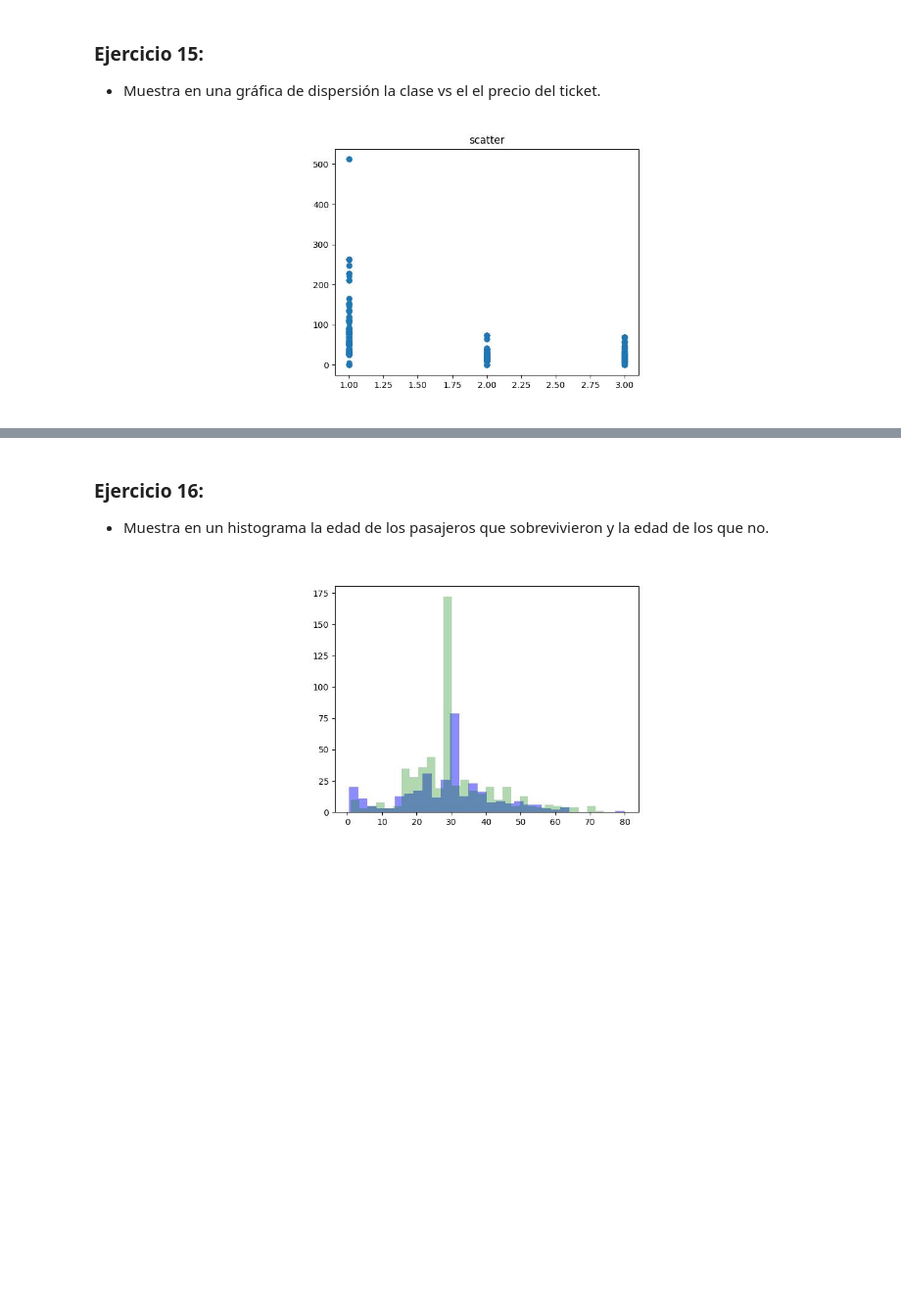
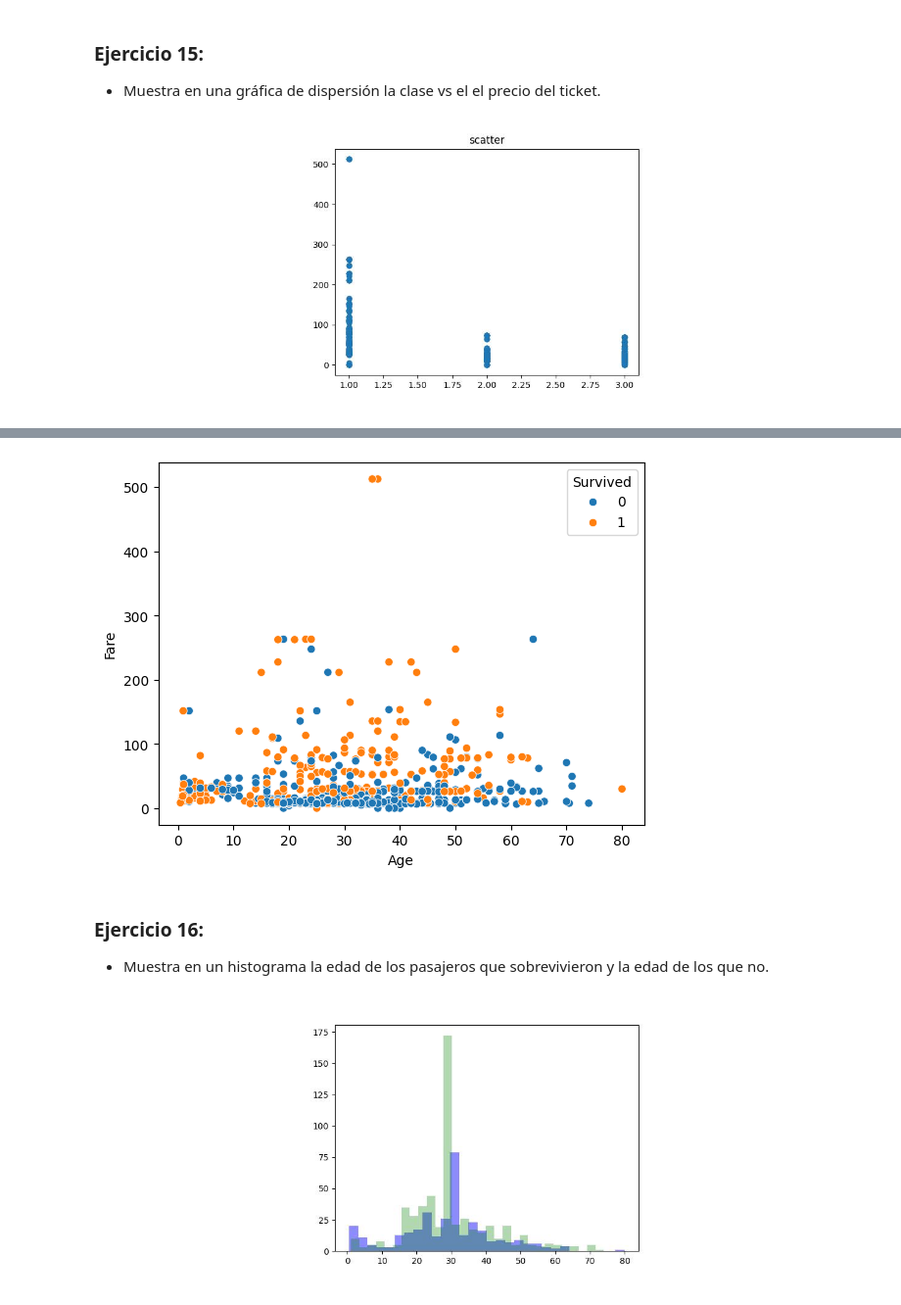
Before and after one commit to mplazap/Bootcamp_ejercicios, a Jupyter notebook: Tema 3 - Data Science/07.- Matplotlib/07.matplotlib_ejercicios.ipynb, the cells around one changed output, grey strips where cells are left out. Shown at 98% size. Saved outputs shown, nothing was run; the diff lists cells and outputs as text; code cells hidden in the pictures; blank space fills up the shorter version.

```diff
--- a/Tema 3 - Data Science/07.- Matplotlib/07.matplotlib_ejercicios.ipynb
+++ b/Tema 3 - Data Science/07.- Matplotlib/07.matplotlib_ejercicios.ipynb
@@ -244,3 +267,9 @@ plt.pie(x=values,
+# %%
+# Con seaborn
+sns.scatterplot(df, x='Age', y='Fare', hue='Survived');
+# Diferenciando supervivientes por color con "hue"
+# %% [output]
+[figure, added]
 # %% [markdown]
 ### Ejercicio 16:
 - Muestra en un histograma la edad de los pasajeros que sobrevivieron y la edad de los que no.
```
Also changed, not shown: parts of 3 cells of this notebook.
